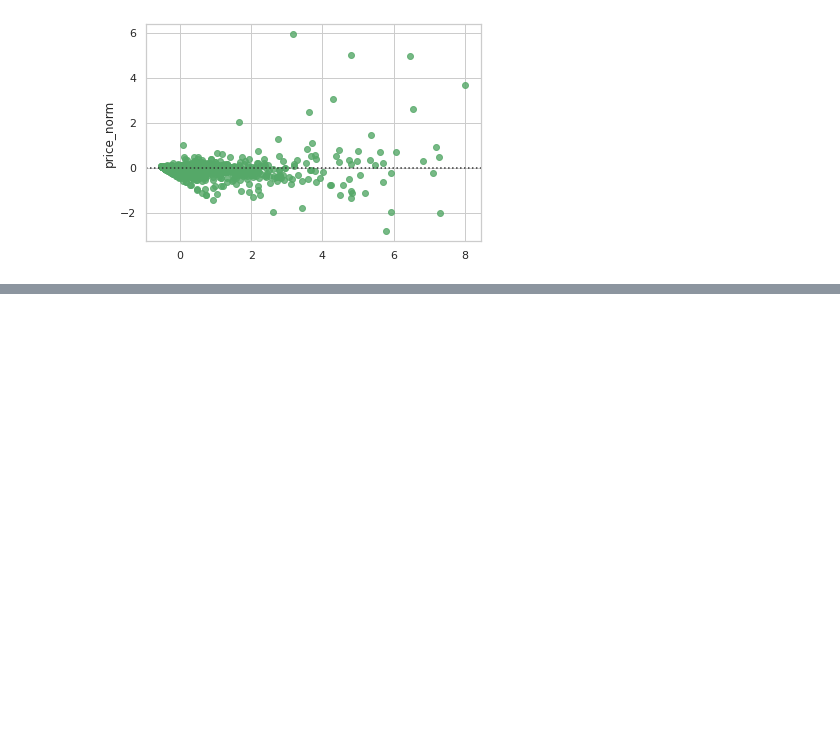
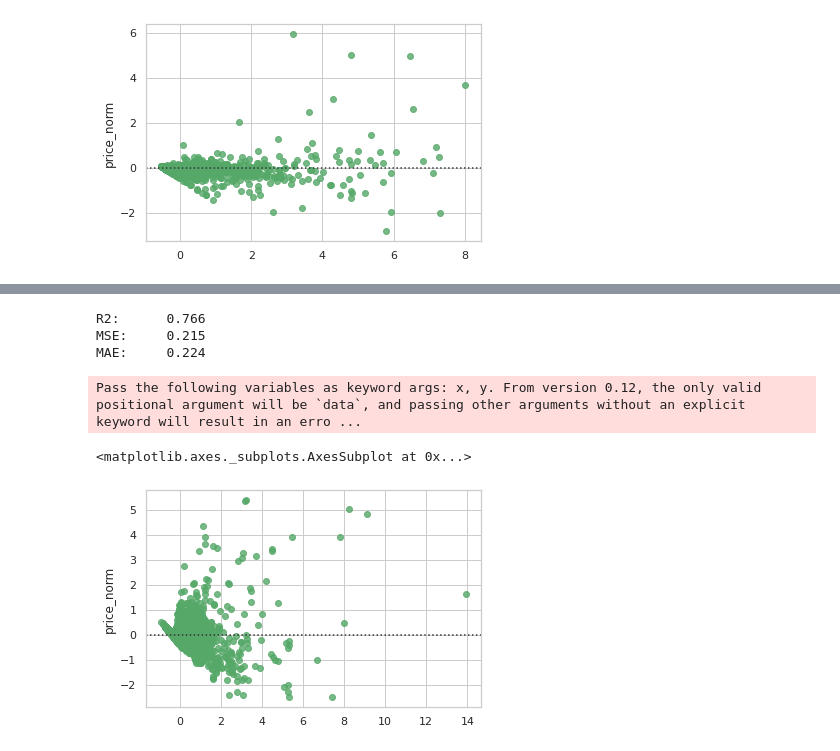
Before and after one commit to LucasAfa/Projeto2-IF775, a Jupyter notebook: projeto.ipynb, the cells around one changed output, grey strips where cells are left out. Drawn from its saved outputs; the diff is of its cells as text; code cells hidden in the pictures; blank space fills up the shorter version.

```diff
--- a/projeto.ipynb
+++ b/projeto.ipynb
@@ -189,13 +189,14 @@ except:
 '''Estávamos tendo problemas de r2 negativo no MLP, ao pesquisar para resolver encontramos que o possível motivo seria normalização dos dados.
 Era recomendado o uso do Standard Scaler para fazer isto de maneira rápida e precisa e seu uso resolveu este problema.
 Após usá-lo para o MLP, percebemos que pela natureza vetorial do SVR ele também se beneficiaria de tal mudança pela normalização facilitar a
-inserção de perceptrons com boa separação dos dados e resolvemos deixar os dados normalizados como o padrão pelo Standard Scaler
+inserção de vetores com boa separação dos dados e resolvemos deixar os dados normalizados como o padrão pelo Standard Scaler
 '''
 columns = ['wage_eur', 'overall','mentality_composure','potential','international_reputation','movement_reactions']
 
 scaler = pre.StandardScaler()
 X_train = scaler.fit_transform(X_train[columns])
 X_val = scaler.fit_transform(X_val[columns])
+X_test = scaler.fit_transform(X_test[columns])
 # %%
 #Como nossa predição é quantitativa, precisamos de algoritmos de regressão, vamos começar com o clássico de regressão linear
 
@@ -450,0 +448,22 @@ FrozenTrial(number=8, value=0.030264757747751666, datetime_start=datetime.dateti
+# %%
+#Linear Regression TEST
+
+model = sklearn.linear_model.Lasso(alpha=0.09772485691726618)
+model.fit(X_train, y_train)
+predict = model.predict(X_test)
+mse = sklearn.metrics.mean_squared_error(y_test, predict)
+r2 = r2_score(y_test, predict)
+error_MAE = sklearn.metrics.mean_absolute_error(y_test, predict)
+
+print("R2:      {:.3f}".format(r2))
+print("MSE:     {:.3f}".format(mse))
+print("MAE:     {:.3f}".format(error_MAE))
+sns.set(style="whitegrid")
+sns.residplot(predict, y_test, color="g")
+# %% [output]
+R2:      0.766
+MSE:     0.215
+MAE:     0.224
+Pass the following variables as keyword args: x, y. From version 0.12, the only valid positional argument will be `data`, and passing other arguments without an explicit keyword will result in an erro ...
+<matplotlib.axes._subplots.AxesSubplot at 0x...>
+[figure, added]
```
Also changed, not shown: parts of 14 cells of this notebook.
